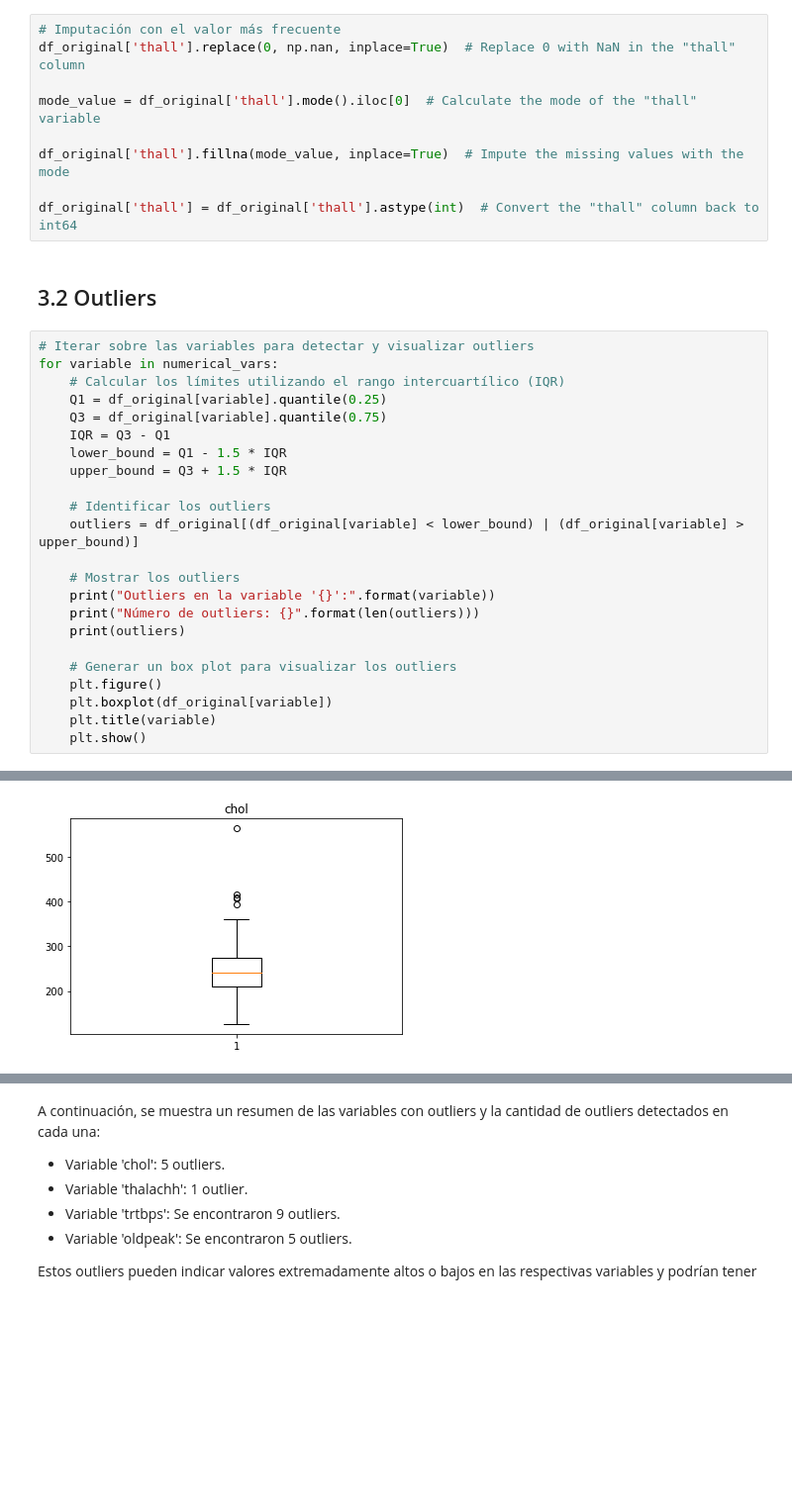
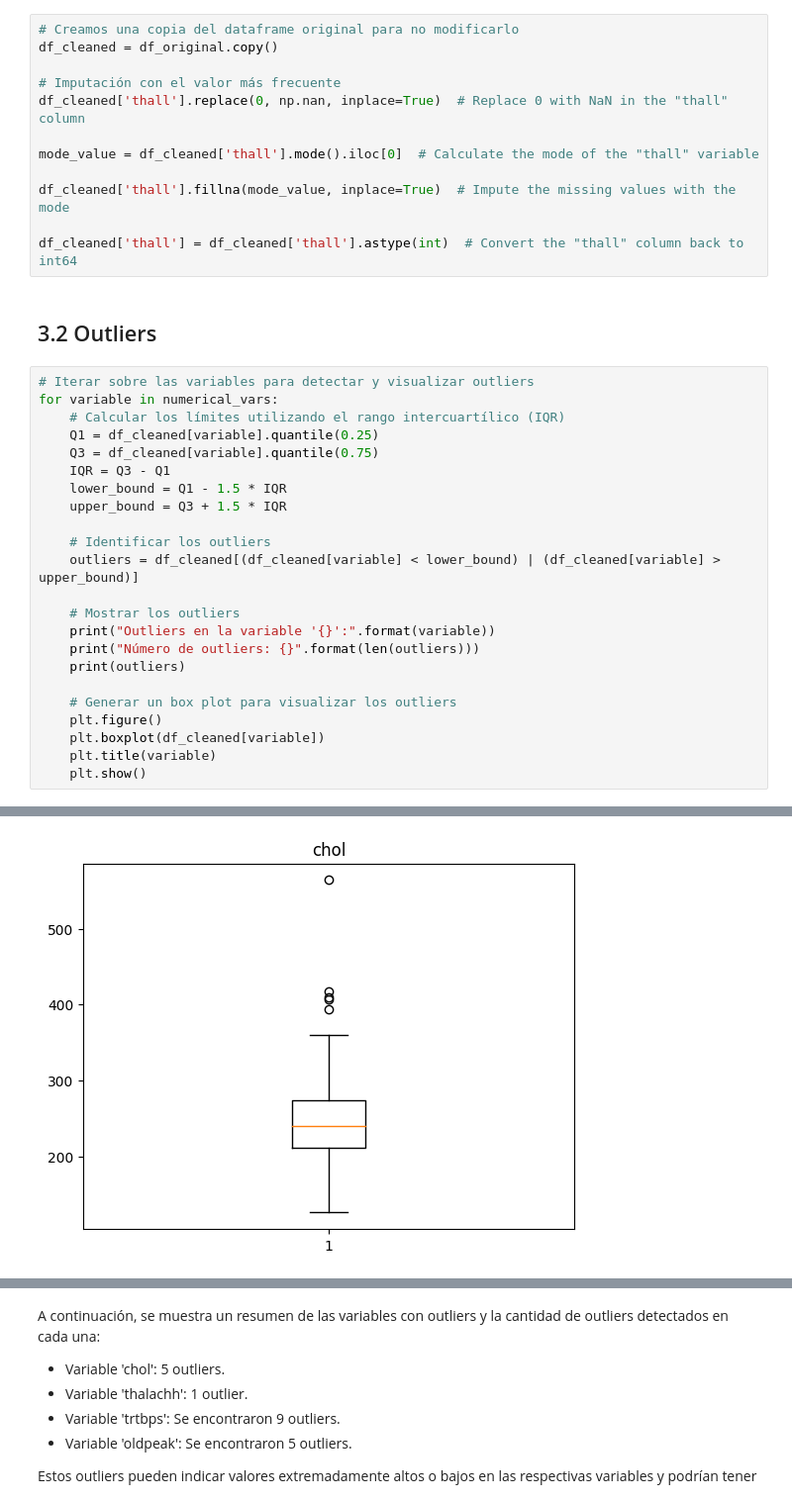
Before and after one commit to OscarTienda/heart-attack-analysis-prection, a Jupyter notebook: code/heart-attack-analysis-prediction.ipynb, the cells around one changed output, grey strips where cells are left out. Shown at 99% size. Saved outputs shown, nothing was run; the diff lists cells and outputs as text; blank space fills up the shorter version.

Commit message:
feat_&_fix/_include_graphs_basic_explorative_analysis_and_refactor_to_not_memory_overwrite_df_original

```diff
--- a/code/heart-attack-analysis-prediction.ipynb
+++ b/code/heart-attack-analysis-prediction.ipynb
@@ -209,28 +209,31 @@ Al ser solo 2 observaciones las que tienen valor ausente '0' en la variable thal
 
 Decidimos imputar con la moda, en este caso el valor 2:
 # %%
+# Creamos una copia del dataframe original para no modificarlo
+df_cleaned = df_original.copy()
+
 # Imputación con el valor más frecuente
-df_original['thall'].replace(0, np.nan, inplace=True)  # Replace 0 with NaN in the "thall" column
+df_cleaned['thall'].replace(0, np.nan, inplace=True)  # Replace 0 with NaN in the "thall" column
 
-mode_value = df_original['thall'].mode().iloc[0]  # Calculate the mode of the "thall" variable
+mode_value = df_cleaned['thall'].mode().iloc[0]  # Calculate the mode of the "thall" variable
 
-df_original['thall'].fillna(mode_value, inplace=True)  # Impute the missing values with the mode
+df_cleaned['thall'].fillna(mode_value, inplace=True)  # Impute the missing values with the mode
 
-df_original['thall'] = df_original['thall'].astype(int)  # Convert the "thall" column back to int64
+df_cleaned['thall'] = df_cleaned['thall'].astype(int)  # Convert the "thall" column back to int64
 # %% [markdown]
 ## 3.2 Outliers
 # %%
 # Iterar sobre las variables para detectar y visualizar outliers
 for variable in numerical_vars:
     # Calcular los límites utilizando el rango intercuartílico (IQR)
-    Q1 = df_original[variable].quantile(0.25)
-    Q3 = df_original[variable].quantile(0.75)
+    Q1 = df_cleaned[variable].quantile(0.25)
+    Q3 = df_cleaned[variable].quantile(0.75)
     IQR = Q3 - Q1
     lower_bound = Q1 - 1.5 * IQR
     upper_bound = Q3 + 1.5 * IQR
 
     # Identificar los outliers
-    outliers = df_original[(df_original[variable] < lower_bound) | (df_original[variable] > upper_bound)]
+    outliers = df_cleaned[(df_cleaned[variable] < lower_bound) | (df_cleaned[variable] > upper_bound)]
 
     # Mostrar los outliers
     print("Outliers en la variable '{}':".format(variable))
@@ -239,7 +242,7 @@ for variable in numerical_vars:
 
     # Generar un box plot para visualizar los outliers
     plt.figure()
-    plt.boxplot(df_original[variable])
+    plt.boxplot(df_cleaned[variable])
     plt.title(variable)
     plt.show()
 # %% [output]
@@ -250,14 +253,14 @@ Número de outliers: 5
 85    67    0   2     115   564    0        0       160     0      1.6    1
 96    62    0   0     140   394    0        0       157     0      1.2    1
 220   63    0   0     150   407    0        0       154     0      4.0    1
 246   56    0   0     134   409    0        0       150     1      1.9    1
 
      caa  thall  output
 28     1      2       1
 85     0      3       1
 96     0      2       1
 220    3      3       0
 246    2      3       0
-[figure, old version]
+[figure, new version]
 Outliers en la variable 'thalachh':
 Número de outliers: 1
```
Also changed, not shown: parts of 33 cells of this notebook.
